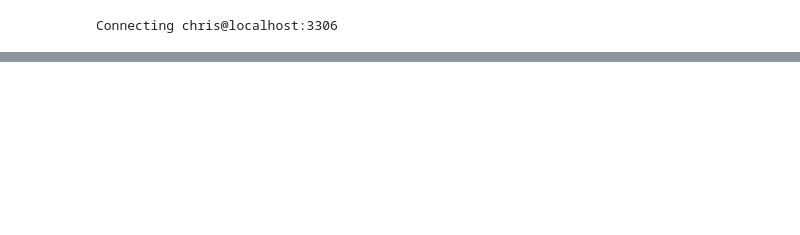
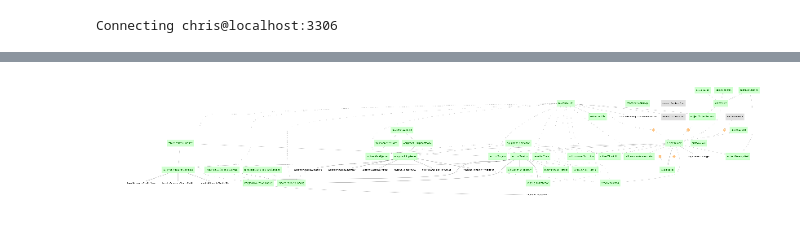
Before and after one commit to datajoint-catalog/djcat-alyx, a Jupyter notebook: alyx_dj.ipynb, the cells around one changed output, grey strips where cells are left out. Saved outputs shown, nothing was run; the diff lists cells and outputs as text; code cells hidden in the pictures; blank space fills up the shorter version.

```diff
--- a/alyx_dj.ipynb
+++ b/alyx_dj.ipynb
@@ -88,0 +102,4 @@ smallplot(dj.ERD(ephys))
+# %%
+medplot((dj.ERD(reference) +dj.ERD(subject) + dj.ERD(equipment) + dj.ERD(actions) + dj.ERD(behavior) + dj.ERD(imaging)))
+# %% [output]
+[figure, added]
```
Also changed, not shown: parts of 11 cells of this notebook, 2 other files.
